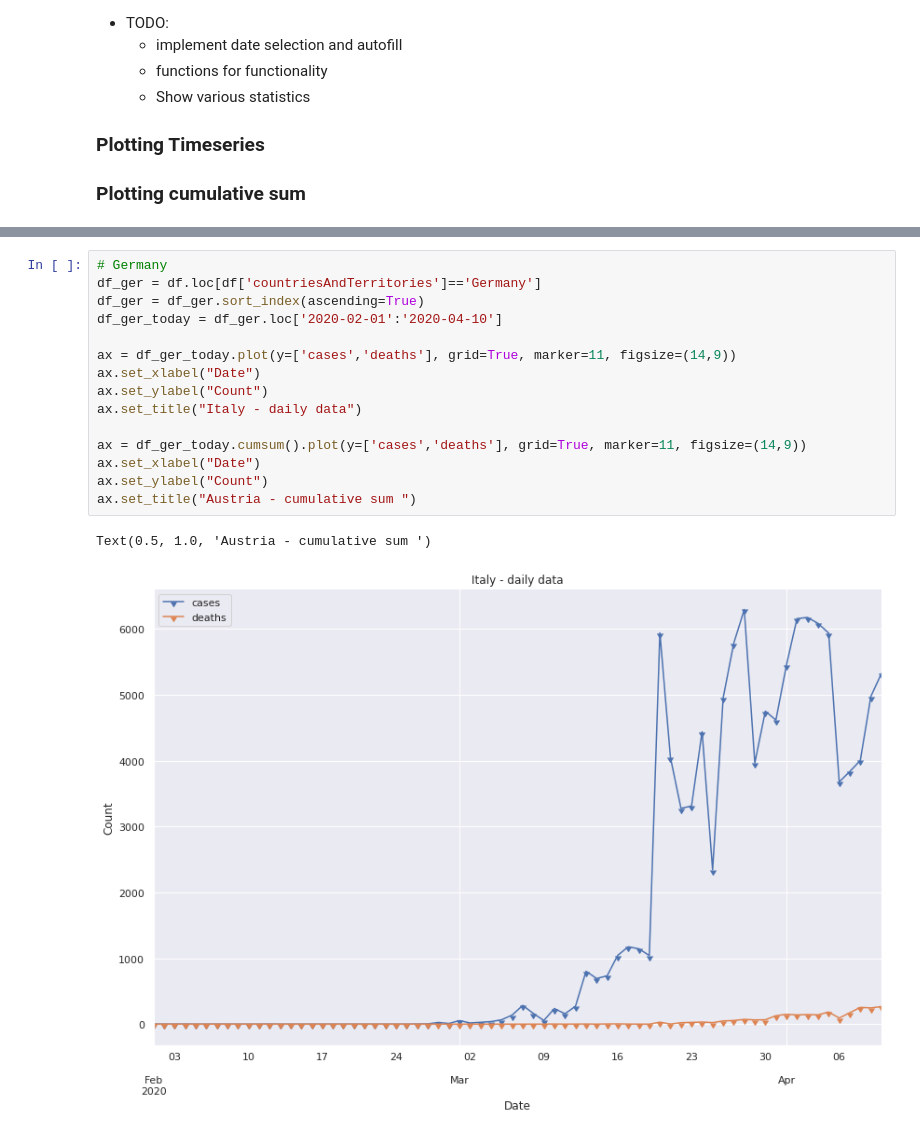
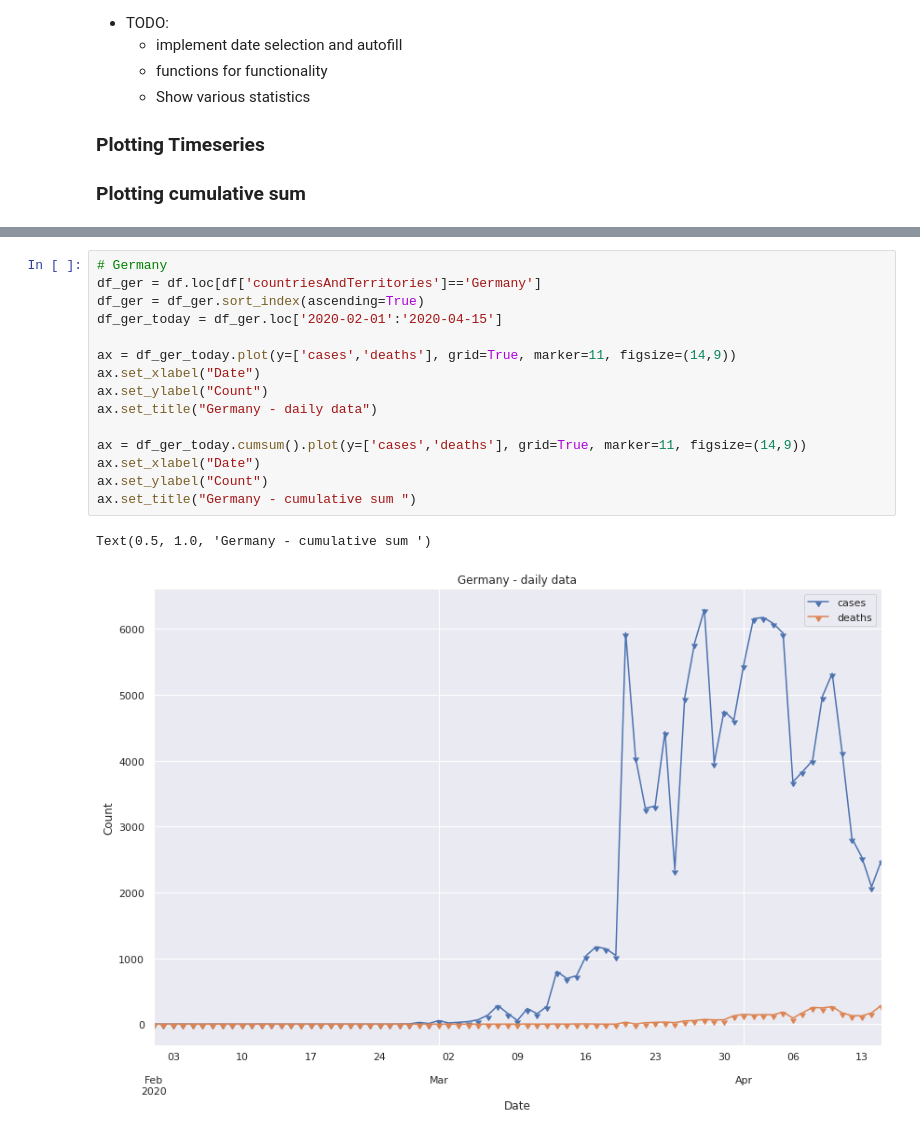
Before and after one commit to OliverZott/covid19_data, a Jupyter notebook: covid_dataAnalysis.ipynb, the cells around one changed output, grey strips where cells are left out. Saved outputs shown, nothing was run; the diff lists cells and outputs as text.

```diff
--- a/covid_dataAnalysis.ipynb
+++ b/covid_dataAnalysis.ipynb
@@ -369,18 +369,18 @@ for i in range(0, cumsum.size, 1):
 # %%
 # Germany
 df_ger = df.loc[df['countriesAndTerritories']=='Germany']
 df_ger = df_ger.sort_index(ascending=True)
-df_ger_today = df_ger.loc['2020-02-01':'2020-04-10']
+df_ger_today = df_ger.loc['2020-02-01':'2020-04-15']
 
 ax = df_ger_today.plot(y=['cases','deaths'], grid=True, marker=11, figsize=(14,9))
 ax.set_xlabel("Date")
 ax.set_ylabel("Count")
-ax.set_title("Italy - daily data")
+ax.set_title("Germany - daily data")
 
 ax = df_ger_today.cumsum().plot(y=['cases','deaths'], grid=True, marker=11, figsize=(14,9))
 ax.set_xlabel("Date")
 ax.set_ylabel("Count")
-ax.set_title("Austria - cumulative sum ")
+ax.set_title("Germany - cumulative sum ")
 # %% [output]
-Text(0.5, 1.0, 'Austria - cumulative sum ')
+Text(0.5, 1.0, 'Germany - cumulative sum ')
-[figure, old version]
+[figure, new version]
```
Also changed, not shown: parts of 9 cells of this notebook.
